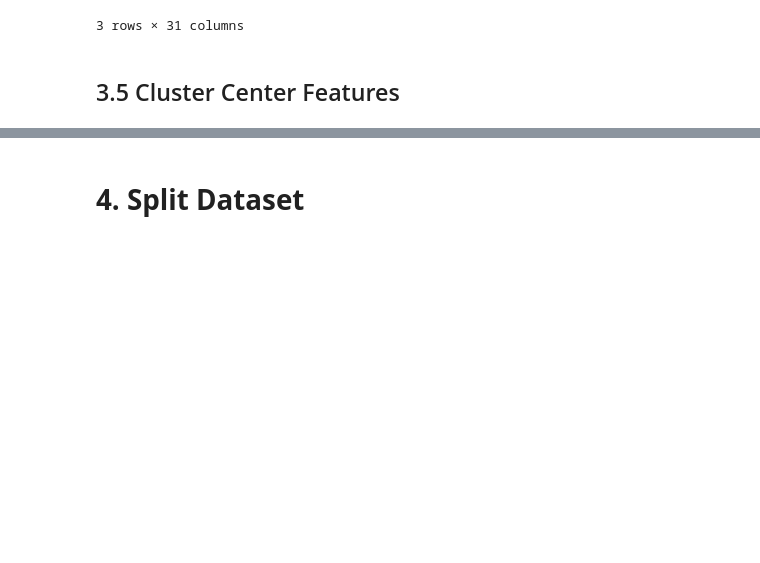
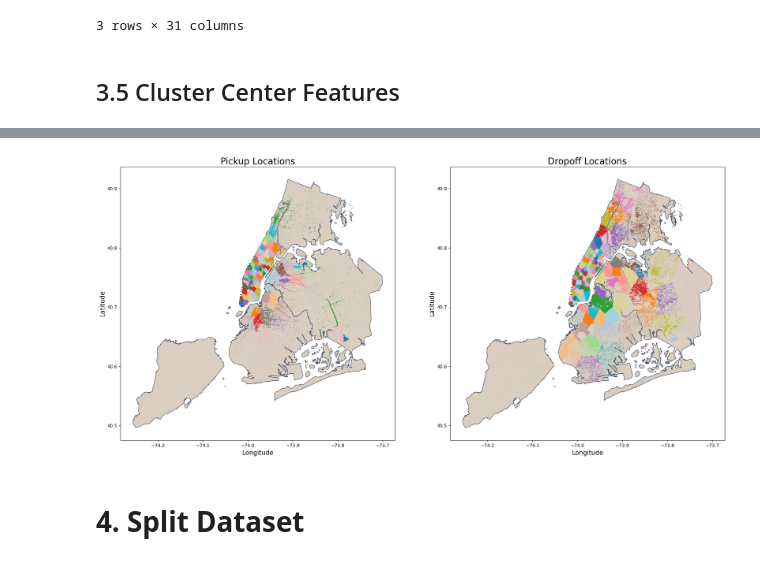
Before and after one commit to marcosbenicio/taxi-trip-regression, a Jupyter notebook: notebooks/taxi-trip-duration copy.ipynb, the cells around one changed output, grey strips where cells are left out. Drawn from its saved outputs; the diff is of its cells as text; code cells hidden in the pictures; blank space fills up the shorter version.

```diff
--- a/notebooks/taxi-trip-duration copy.ipynb
+++ b/notebooks/taxi-trip-duration copy.ipynb
@@ -1036,3 +1041,46 @@ taxi_trip_sample
+# %%
+def plot_clusters_map(  df, gdf_map, latitude_col, longitude_col, cluster_col, ax,
+                        title=' ', sample_size=0, color_map= white, edgecolor= grey,
+                        random_state=42, cmap='tab20', alpha=0.2):
+
+    if sample_size > 0:
+        df = df.sample(sample_size, random_state=random_state)
+
+    # Create geometry and GeoDataFrame
+    geometry = gpd.points_from_xy(df[longitude_col], df[latitude_col])
+    gdf_clusters = gpd.GeoDataFrame(df, geometry=geometry).set_crs(epsg=4326)
+
+    # Convert map to the same CRS
+    gdf_map = gdf_map.to_crs(epsg=4326)
+    gdf_map.plot(ax=ax, color=color_map, edgecolor=edgecolor)  # Plot the NYC boundary
+
+    # Scatter plot for clusters
+    ax.scatter( gdf_clusters.geometry.x, gdf_clusters.geometry.y, s=1,
+                c=df[cluster_col].values, cmap=cmap, alpha=alpha)  # Plot clusters
+
+    # Set labels and title
+    ax.set_xlabel('Longitude', fontsize=14)
+    ax.set_ylabel('Latitude', fontsize=14)
+    ax.set_title(title, fontsize=20)
+# %%
+# Create a figure with 2 subplots (side by side)
+fig, axes = plt.subplots(1, 2, figsize=(24, 16))
+
+# Titles for each plot
+titles = ['Pickup Locations', 'Dropoff Locations']
+
+# Column names for latitude and longitude
+location_columns = [('pickup_latitude', 'pickup_longitude', 'pickup_cluster'),
+                    ('dropoff_latitude', 'dropoff_longitude', 'dropoff_cluster')]
+
+# Loop through each subplot and plot the data
+for ax, title, (lat_col, lon_col, cluster_col) in zip(axes, titles, location_columns):
+    plot_clusters_map(taxi_trip, nyc_boundary, lat_col, lon_col, cluster_col, ax,
+                      title=title, sample_size=0, edgecolor=grey)
+
+plt.show()
+# %% [output]
+[figure, added]
 # %% [markdown]
 # **4. Split Dataset**
 # %% [markdown]
```
Also changed, not shown: parts of 13 cells of this notebook.
